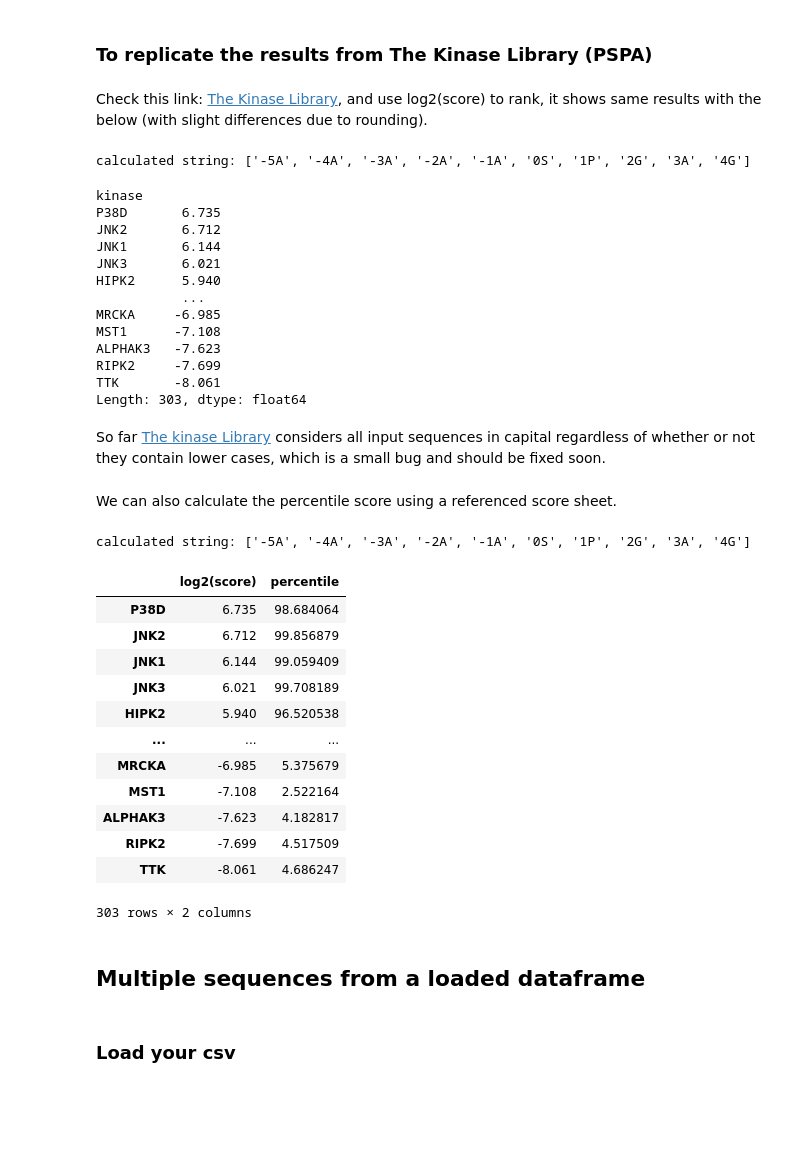
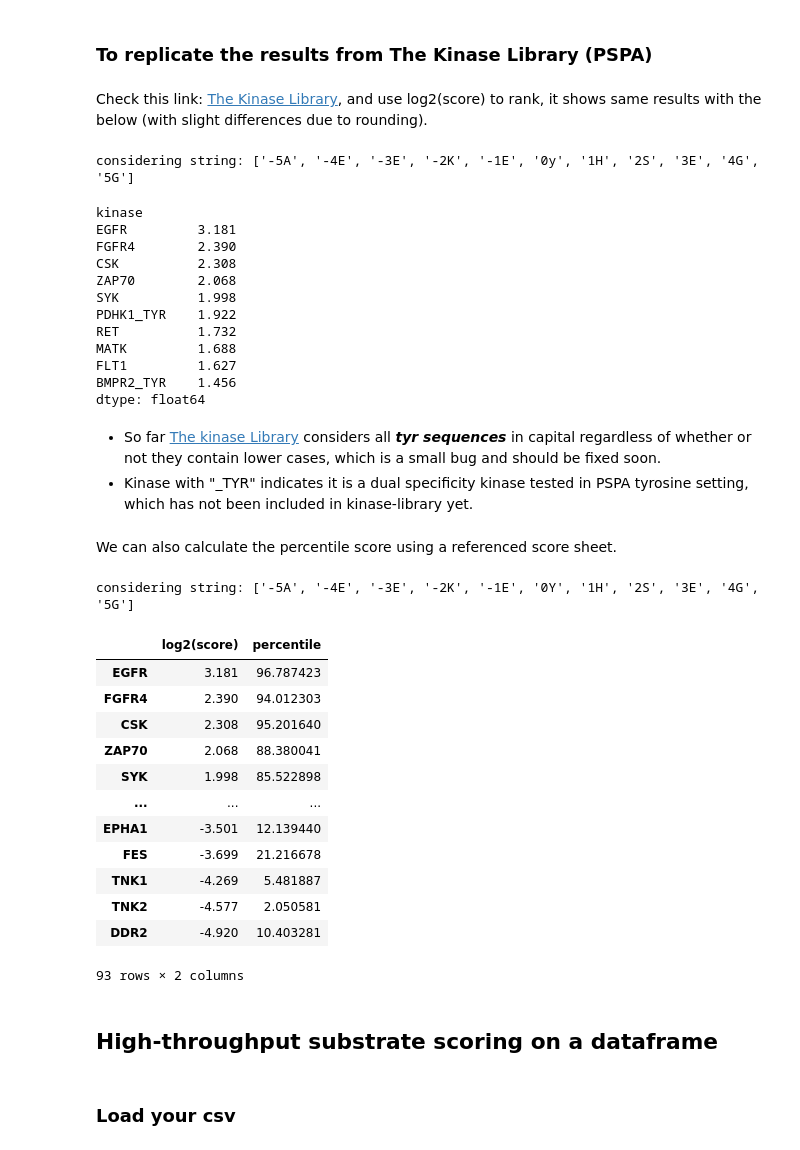
Before and after one commit to sky1ove/katlas, a Jupyter notebook: nbs/index.ipynb, the cells around one changed output. Saved outputs shown, nothing was run; the diff lists cells and outputs as text; code cells hidden in the pictures; blank space fills up the shorter version.

```diff
--- a/nbs/index.ipynb
+++ b/nbs/index.ipynb
@@ -107,50 +111,50 @@ Length: 303, dtype: float64
 # %% [markdown]
 ### To replicate the results from The Kinase Library (PSPA)
 # %% [markdown]
-Check this link: [The Kinase Library](https://kinase-library.phosphosite.org/site?s=AAAAAAAS*PGAGSDN&pp=false&scp=true), and use log2(score) to rank, it shows same results with the below (with slight differences due to rounding).
+Check this link: [The Kinase Library](https://kinase-library.phosphosite.org/site?s=AEEKEy*HsEGG&pp=false&scp=true), and use log2(score) to rank, it shows same results with the below (with slight differences due to rounding).
 # %%
-predict_kinase('AAAAAAASPGAGSDN',**param_PSPA)
+predict_kinase('AEEKEyHSEGG',**param_PSPA).head(10)
 # %% [output]
-calculated string: ['-5A', '-4A', '-3A', '-2A', '-1A', '0S', '1P', '2G', '3A', '4G']
+considering string: ['-5A', '-4E', '-3E', '-2K', '-1E', '0y', '1H', '2S', '3E', '4G', '5G']
 kinase
-P38D       6.735
-JNK2       6.712
-JNK1       6.144
-JNK3       6.021
-HIPK2      5.940
-           ...
-MRCKA     -6.985
-MST1      -7.108
-ALPHAK3   -7.623
-RIPK2     -7.699
-TTK       -8.061
-Length: 303, dtype: float64
+EGFR         3.181
+FGFR4        2.390
+CSK          2.308
+ZAP70        2.068
+SYK          1.998
+PDHK1_TYR    1.922
+RET          1.732
+MATK         1.688
+FLT1         1.627
+BMPR2_TYR    1.456
+dtype: float64
 # %% [markdown]
-So far [The kinase Library](https://kinase-library.phosphosite.org) considers all input sequences in capital regardless of whether or not they contain lower cases, which is a small bug and should be fixed soon.
+- So far [The kinase Library](https://kinase-library.phosphosite.org) considers all ***tyr sequences*** in capital regardless of whether or not they contain lower cases, which is a small bug and should be fixed soon.
+- Kinase with "_TYR" indicates it is a dual specificity kinase tested in PSPA tyrosine setting, which has not been included in kinase-library yet.
 # %% [markdown]
 We can also calculate the percentile score using a referenced score sheet.
 # %%
 # Percentile reference sheet
-pct_ref = Data.get_pct_ref()
+y_pct = Data.get_pspa_tyr_pct()
 
-get_pct('AAAAAAASPGAGSDN',pct_ref)
+get_pct('AEEKEyHSEGG',**param_PSPA_y, pct_ref = y_pct)
 # %% [output]
-calculated string: ['-5A', '-4A', '-3A', '-2A', '-1A', '0S', '1P', '2G', '3A', '4G']
+considering string: ['-5A', '-4E', '-3E', '-2K', '-1E', '0Y', '1H', '2S', '3E', '4G', '5G']
 |  | log2(score) | percentile |
-| P38D | 6.735 | 98.684064 |
-| JNK2 | 6.712 | 99.856879 |
-| JNK1 | 6.144 | 99.059409 |
-| JNK3 | 6.021 | 99.708189 |
-| HIPK2 | 5.940 | 96.520538 |
+| EGFR | 3.181 | 96.787423 |
+| FGFR4 | 2.390 | 94.012303 |
+| CSK | 2.308 | 95.201640 |
+| ZAP70 | 2.068 | 88.380041 |
+| SYK | 1.998 | 85.522898 |
 | ... | ... | ... |
-| MRCKA | -6.985 | 5.375679 |
-| MST1 | -7.108 | 2.522164 |
-| ALPHAK3 | -7.623 | 4.182817 |
-| RIPK2 | -7.699 | 4.517509 |
-| TTK | -8.061 | 4.686247 |
+| EPHA1 | -3.501 | 12.139440 |
+| FES | -3.699 | 21.216678 |
+| TNK1 | -4.269 | 5.481887 |
+| TNK2 | -4.577 | 2.050581 |
+| DDR2 | -4.920 | 10.403281 |
-303 rows × 2 columns
+93 rows × 2 columns
-# %% [markdown]
-## Multiple sequences from a loaded dataframe
+# %% [markdown]
+## High-throughput substrate scoring on a dataframe
 # %% [markdown]
 ### Load your csv
 # %%
```
Also changed, not shown: parts of 10 cells of this notebook.
